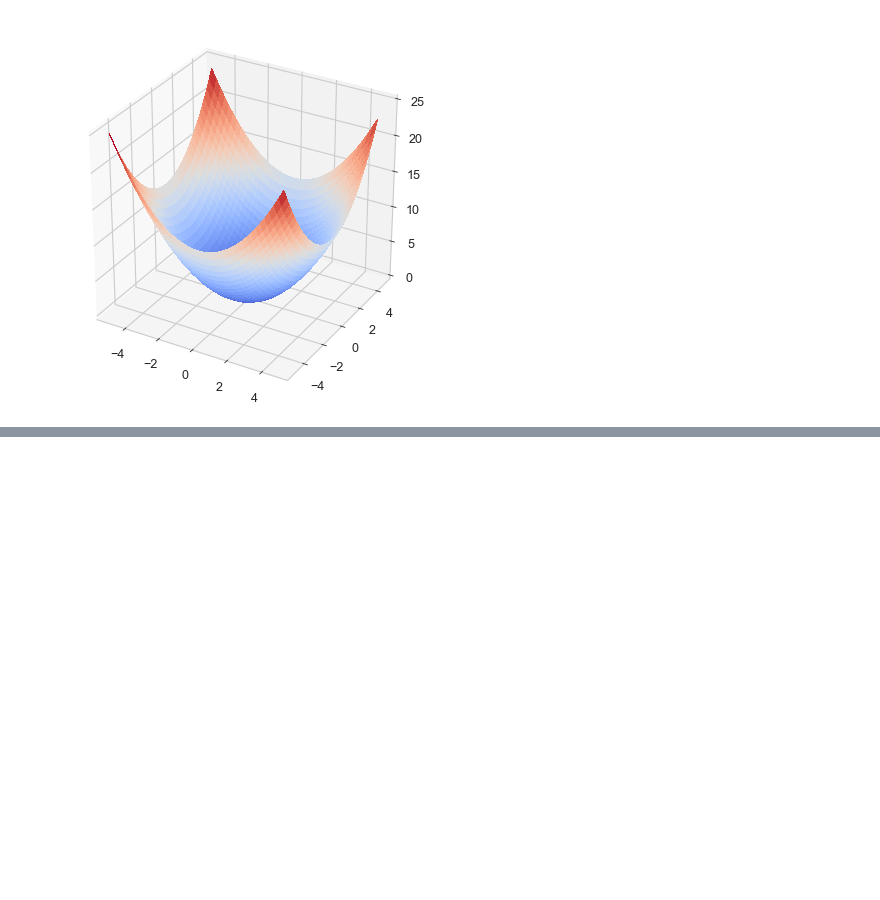
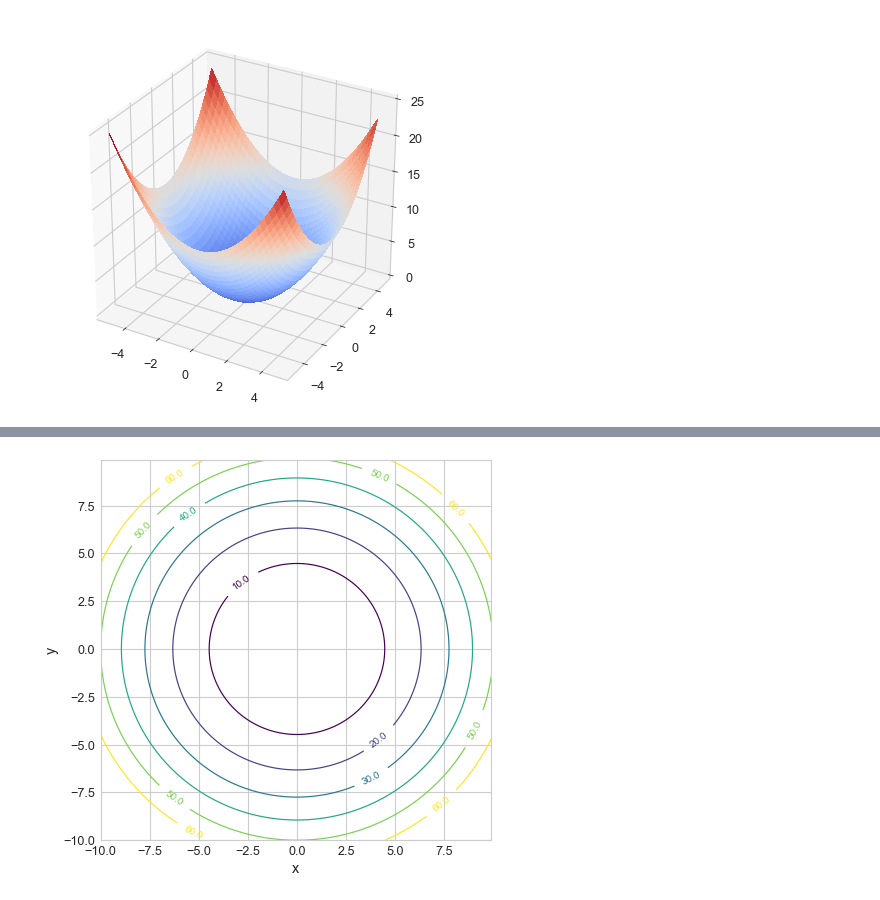
Before and after one commit to aliakhtar/maths4programmers-python, a Jupyter notebook: ch11/11.3.ipynb, the cells around one changed output, grey strips where cells are left out. Cells and saved outputs as stored; diff of their text form; code cells hidden in the pictures; blank space fills up the shorter version.

```diff
--- a/ch11/11.3.ipynb
+++ b/ch11/11.3.ipynb
@@ -24,0 +30,4 @@ plot_scalar_field(u, -5, 5, -5, 5)
+# %%
+scalar_field_contour(u,-10,10,-10,10,levels=[10,20,30,40,50,60])
+# %% [output]
+[figure, added]
```
Also changed, not shown: parts of 2 cells of this notebook, 1 other file.
